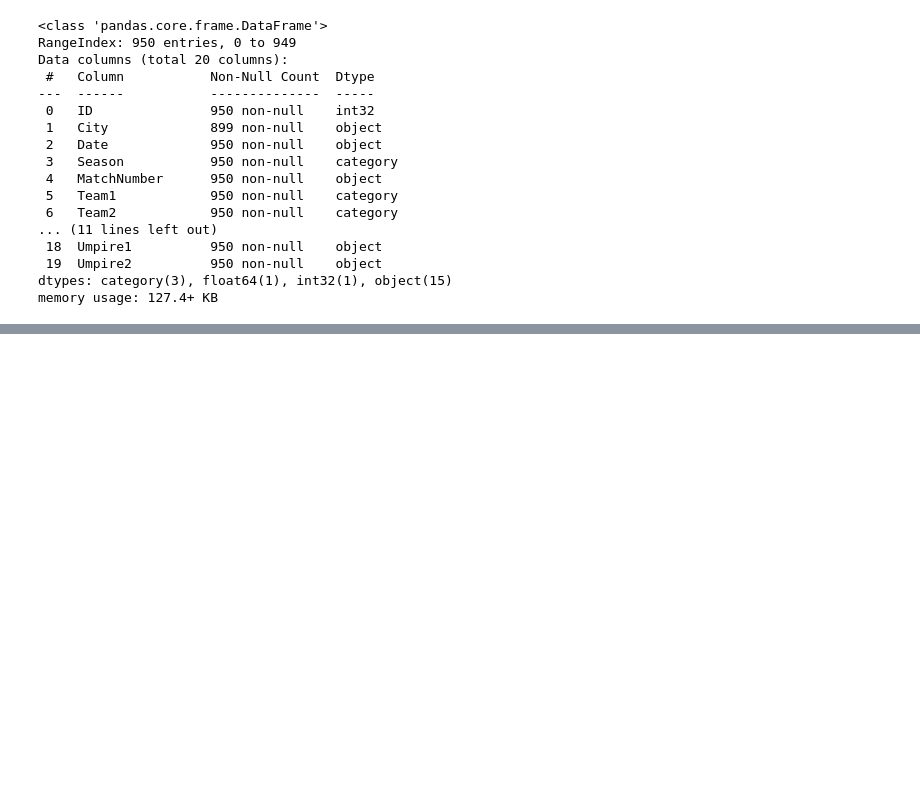
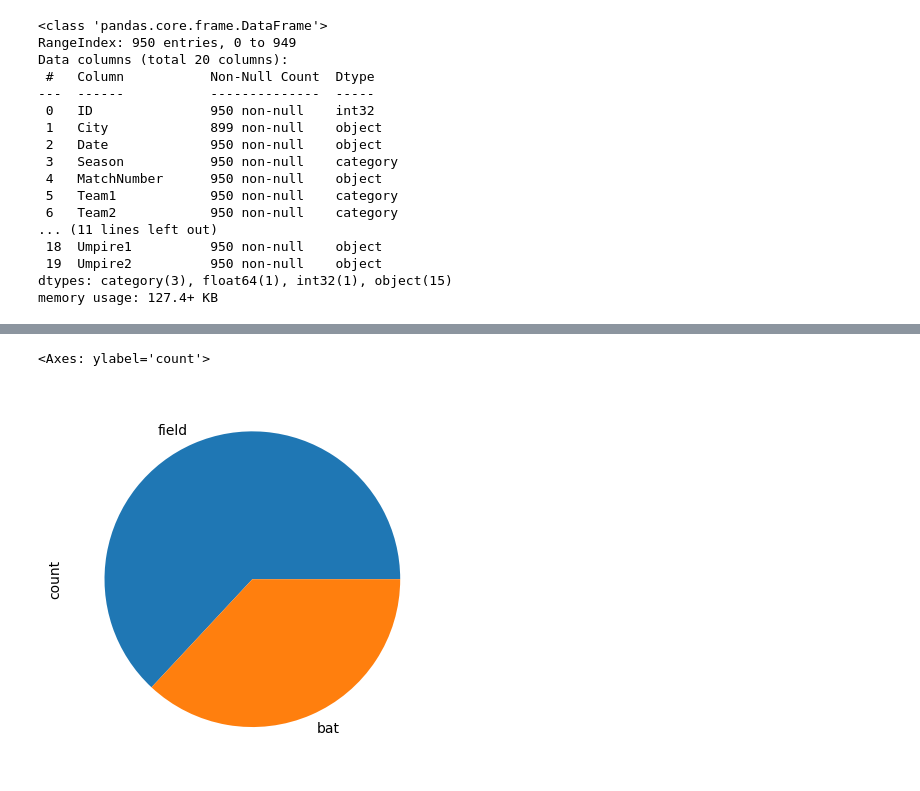
Before and after one commit to Jkhattak/DSMP, a Jupyter notebook: Panda/Panda_Dataframe.ipynb, the cells around one changed output, grey strips where cells are left out. Drawn from its saved outputs; the diff is of its cells as text; code cells hidden in the pictures; blank space fills up the shorter version.

```diff
--- a/Panda/Panda_Dataframe.ipynb
+++ b/Panda/Panda_Dataframe.ipynb
@@ -656,0 +829,5 @@ memory usage: 127.4+ KB
+# %%
+ipl['TossDecision'].value_counts().plot(kind='pie')
+# %% [output]
+<Axes: ylabel='count'>
+[figure, added]
```
Also changed, not shown: parts of 46 cells of this notebook, 3 other files.
